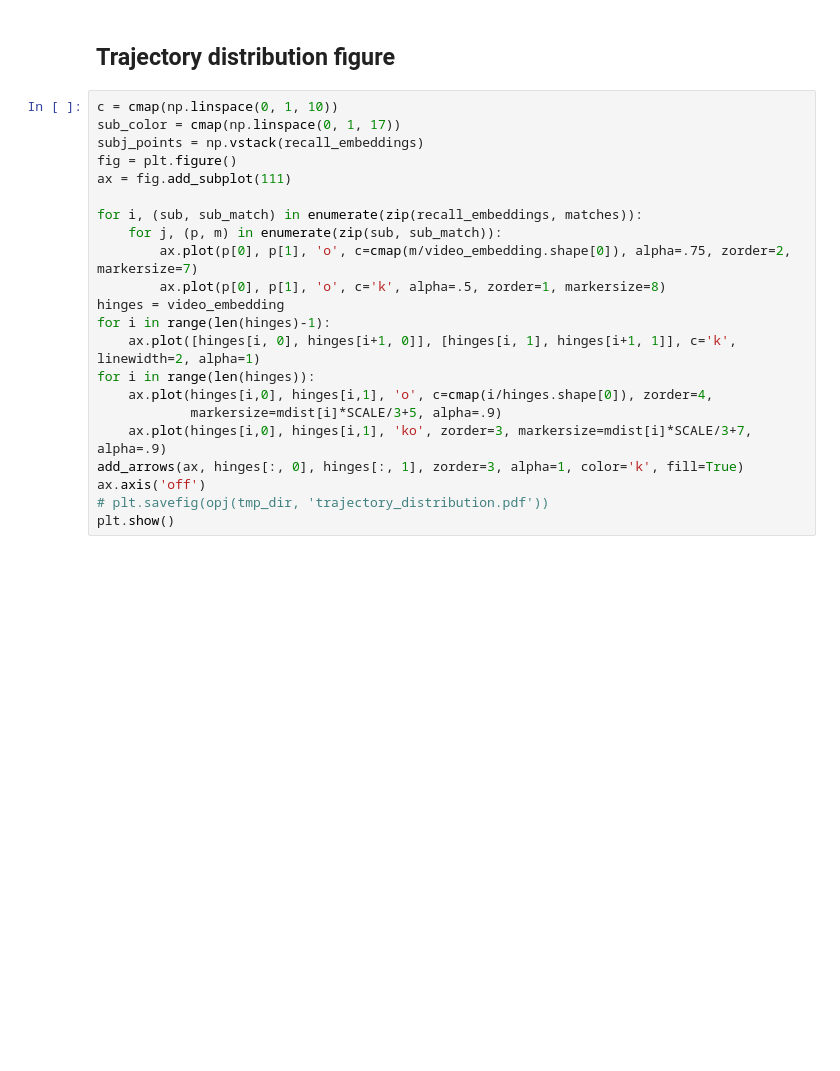
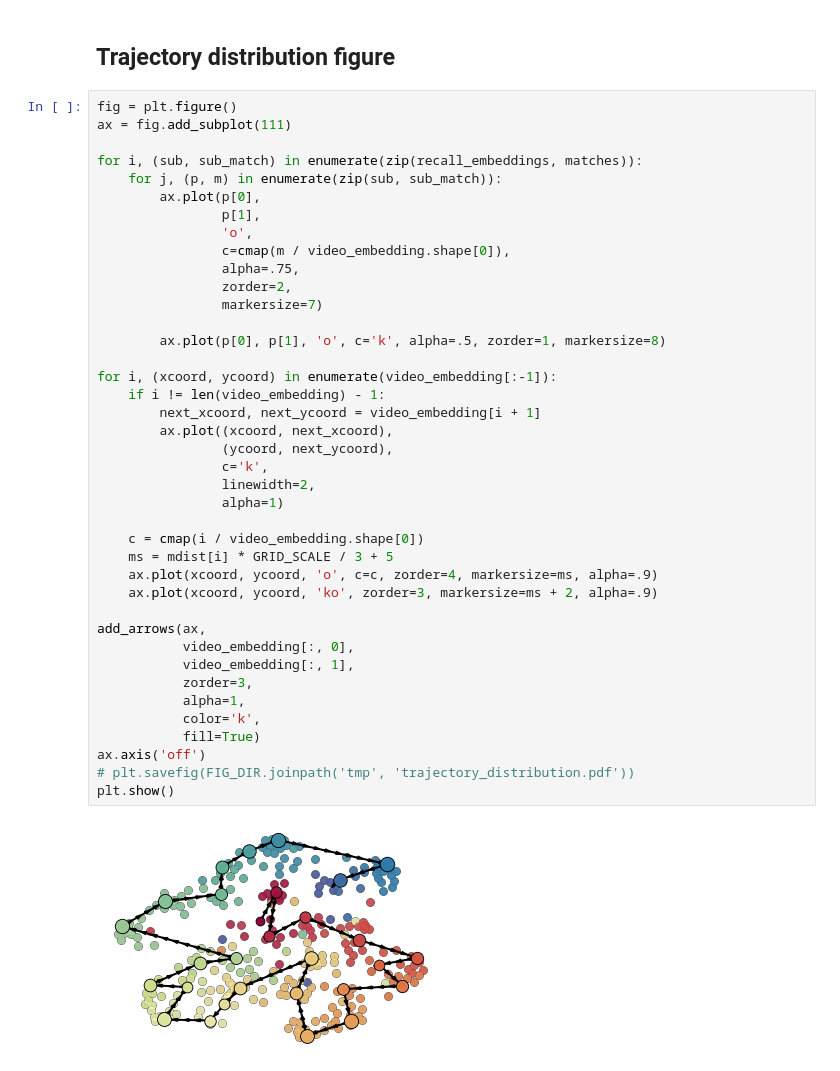
Before and after one commit to ContextLab/sherlock-topic-model-paper, a Jupyter notebook: code/notebooks/main/wordle_analysis_and_fig.ipynb, the cells around one changed output. Drawn from its saved outputs; the diff is of its cells as text; blank space fills up the shorter version.

```diff
--- a/code/notebooks/main/wordle_analysis_and_fig.ipynb
+++ b/code/notebooks/main/wordle_analysis_and_fig.ipynb
@@ -233,24 +273,44 @@ plot_wordle(ax1, fdict, maskpath=opj(datadir, "oval2.jpg"))
 # %% [markdown]
 ## Trajectory distribution figure
 # %%
-c = cmap(np.linspace(0, 1, 10))
-sub_color = cmap(np.linspace(0, 1, 17))
-subj_points = np.vstack(recall_embeddings)
 fig = plt.figure()
 ax = fig.add_subplot(111)
 
 for i, (sub, sub_match) in enumerate(zip(recall_embeddings, matches)):
     for j, (p, m) in enumerate(zip(sub, sub_match)):
-        ax.plot(p[0], p[1], 'o', c=cmap(m/video_embedding.shape[0]), alpha=.75, zorder=2, markersize=7)
+        ax.plot(p[0],
+                p[1],
+                'o',
+                c=cmap(m / video_embedding.shape[0]),
+                alpha=.75,
+                zorder=2,
+                markersize=7)
+
         ax.plot(p[0], p[1], 'o', c='k', alpha=.5, zorder=1, markersize=8)
-hinges = video_embedding
-for i in range(len(hinges)-1):
-    ax.plot([hinges[i, 0], hinges[i+1, 0]], [hinges[i, 1], hinges[i+1, 1]], c='k', linewidth=2, alpha=1)
-for i in range(len(hinges)):
-    ax.plot(hinges[i,0], hinges[i,1], 'o', c=cmap(i/hinges.shape[0]), zorder=4,
-            markersize=mdist[i]*SCALE/3+5, alpha=.9)
-    ax.plot(hinges[i,0], hinges[i,1], 'ko', zorder=3, markersize=mdist[i]*SCALE/3+7, alpha=.9)
-add_arrows(ax, hinges[:, 0], hinges[:, 1], zorder=3, alpha=1, color='k', fill=True)
+
+for i, (xcoord, ycoord) in enumerate(video_embedding[:-1]):
+    if i != len(video_embedding) - 1:
+        next_xcoord, next_ycoord = video_embedding[i + 1]
+        ax.plot((xcoord, next_xcoord),
+                (ycoord, next_ycoord),
+                c='k',
+                linewidth=2,
+                alpha=1)
+
+    c = cmap(i / video_embedding.shape[0])
+    ms = mdist[i] * GRID_SCALE / 3 + 5
+    ax.plot(xcoord, ycoord, 'o', c=c, zorder=4, markersize=ms, alpha=.9)
+    ax.plot(xcoord, ycoord, 'ko', zorder=3, markersize=ms + 2, alpha=.9)
+
+add_arrows(ax,
+           video_embedding[:, 0],
+           video_embedding[:, 1],
+           zorder=3,
+           alpha=1,
+           color='k',
+           fill=True)
 ax.axis('off')
-# plt.savefig(opj(tmp_dir, 'trajectory_distribution.pdf'))
+# plt.savefig(FIG_DIR.joinpath('tmp', 'trajectory_distribution.pdf'))
 plt.show()
+# %% [output]
+[figure, added]
```
Also changed, not shown: parts of 28 cells of this notebook, 18 other files.
